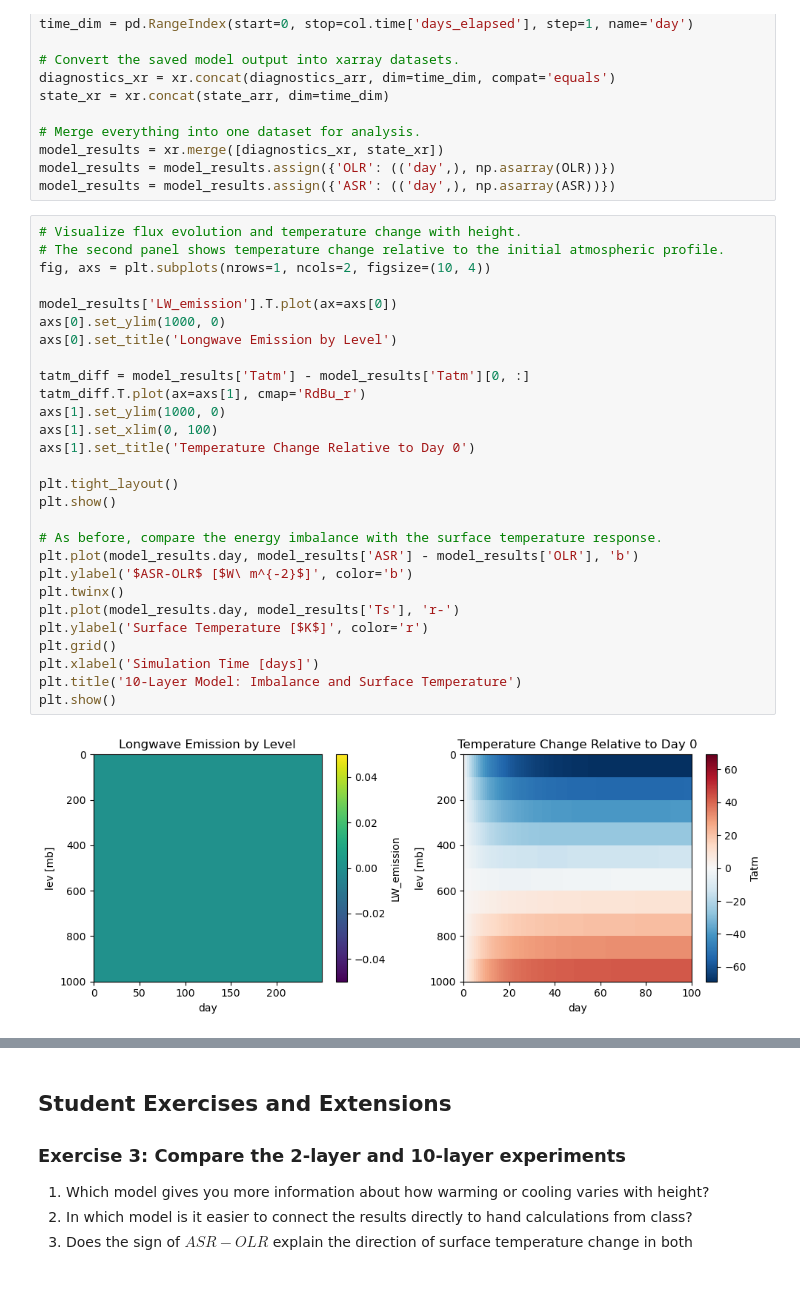
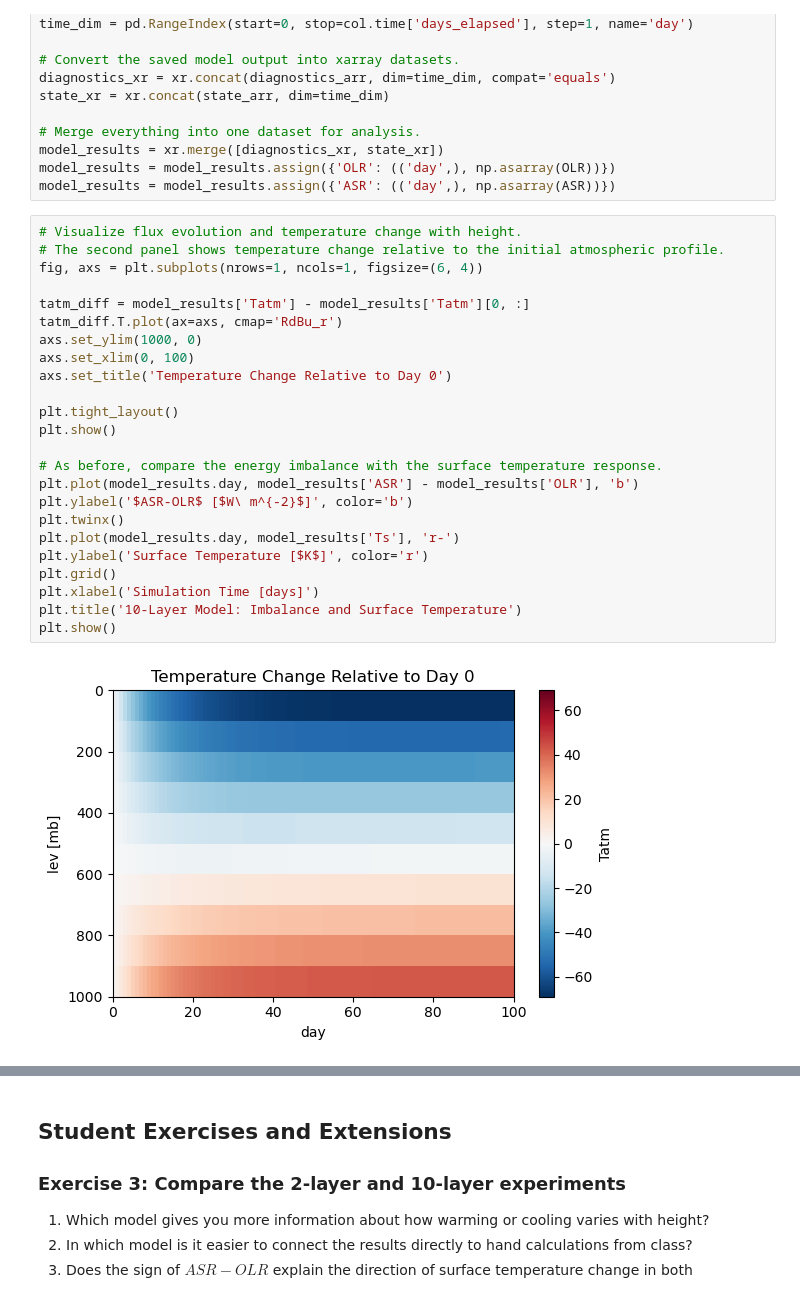
Before and after one commit to wblumberg/ESCI345, a Jupyter notebook: 05.Energy_Balances/Grey_Gas_Model.ipynb, the cells around one changed output, grey strips where cells are left out. Drawn from its saved outputs; the diff is of its cells as text.

```diff
--- a/05.Energy_Balances/Grey_Gas_Model.ipynb
+++ b/05.Energy_Balances/Grey_Gas_Model.ipynb
@@ -293,33 +293,29 @@ model_results = model_results.assign({'ASR': (('day',), np.asarray(ASR))})
 # %%
 # Visualize flux evolution and temperature change with height.
 # The second panel shows temperature change relative to the initial atmospheric profile.
-fig, axs = plt.subplots(nrows=1, ncols=2, figsize=(10, 4))
-
-model_results['LW_emission'].T.plot(ax=axs[0])
-axs[0].set_ylim(1000, 0)
-axs[0].set_title('Longwave Emission by Level')
+fig, axs = plt.subplots(nrows=1, ncols=1, figsize=(6, 4))
 
 tatm_diff = model_results['Tatm'] - model_results['Tatm'][0, :]
-tatm_diff.T.plot(ax=axs[1], cmap='RdBu_r')
-axs[1].set_ylim(1000, 0)
-axs[1].set_xlim(0, 100)
-axs[1].set_title('Temperature Change Relative to Day 0')
+tatm_diff.T.plot(ax=axs, cmap='RdBu_r')
+axs.set_ylim(1000, 0)
+axs.set_xlim(0, 100)
+axs.set_title('Temperature Change Relative to Day 0')
 
 plt.tight_layout()
 plt.show()
 
 # As before, compare the energy imbalance with the surface temperature response.
 plt.plot(model_results.day, model_results['ASR'] - model_results['OLR'], 'b')
 plt.ylabel('$ASR-OLR$ [$W\ m^{-2}$]', color='b')
 plt.twinx()
 plt.plot(model_results.day, model_results['Ts'], 'r-')
 plt.ylabel('Surface Temperature [$K$]', color='r')
 plt.grid()
 plt.xlabel('Simulation Time [days]')
 plt.title('10-Layer Model: Imbalance and Surface Temperature')
 plt.show()
 # %% [output]
-[figure, old version]
+[figure, new version]
 [figure]
 # %% [markdown]
 ## Student Exercises and Extensions
```
